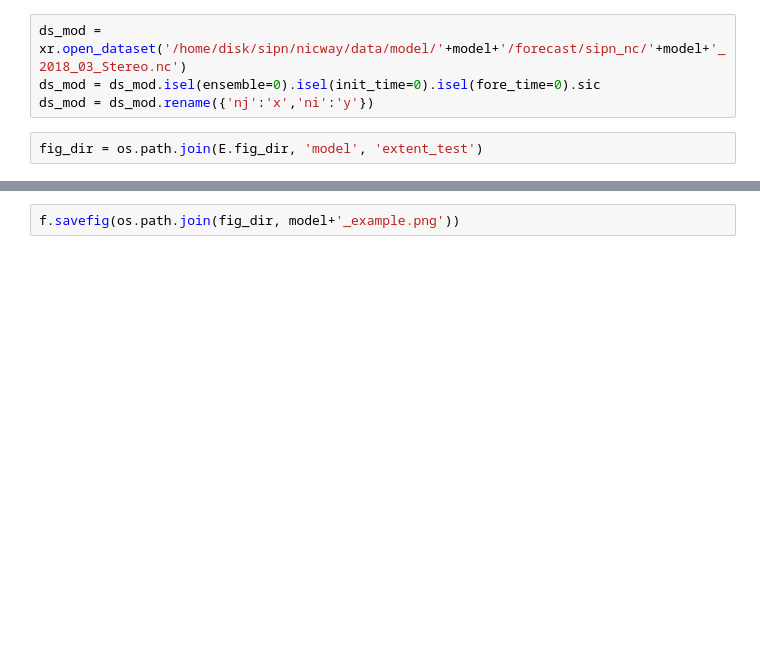
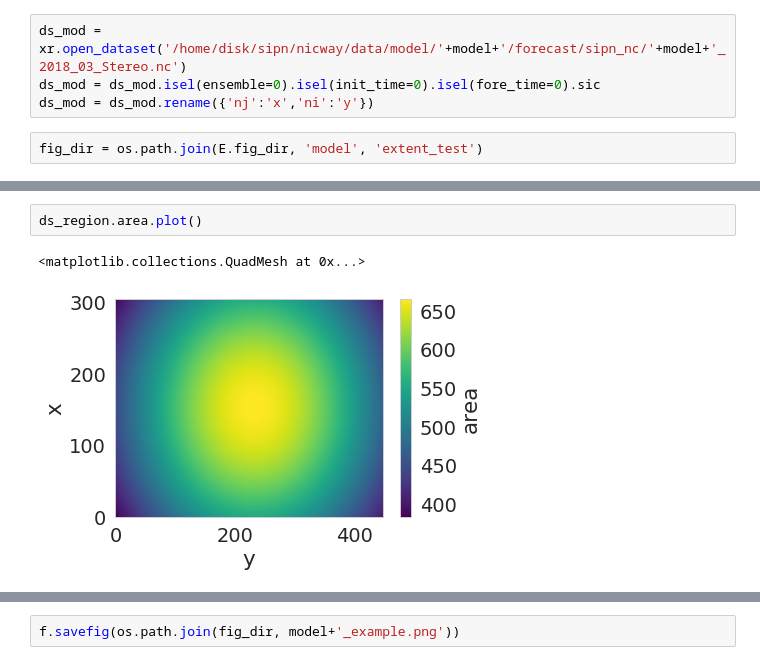
Before and after one commit to NicWayand/ESIO, a Jupyter notebook: notebooks/test_extent_vs_map.ipynb, the cells around one changed output, grey strips where cells are left out. Drawn from its saved outputs; the diff is of its cells as text; blank space fills up the shorter version.

```diff
--- a/notebooks/test_extent_vs_map.ipynb
+++ b/notebooks/test_extent_vs_map.ipynb
@@ -62,0 +91,5 @@ obs_ext_Offical = ds_ext.sel(time=ds_mod.init_time.values, method='nearest')
+# %%
+ds_region.area.plot()
+# %% [output]
+<matplotlib.collections.QuadMesh at 0x...>
+[figure, added]
```
Also changed, not shown: parts of 16 cells of this notebook.
